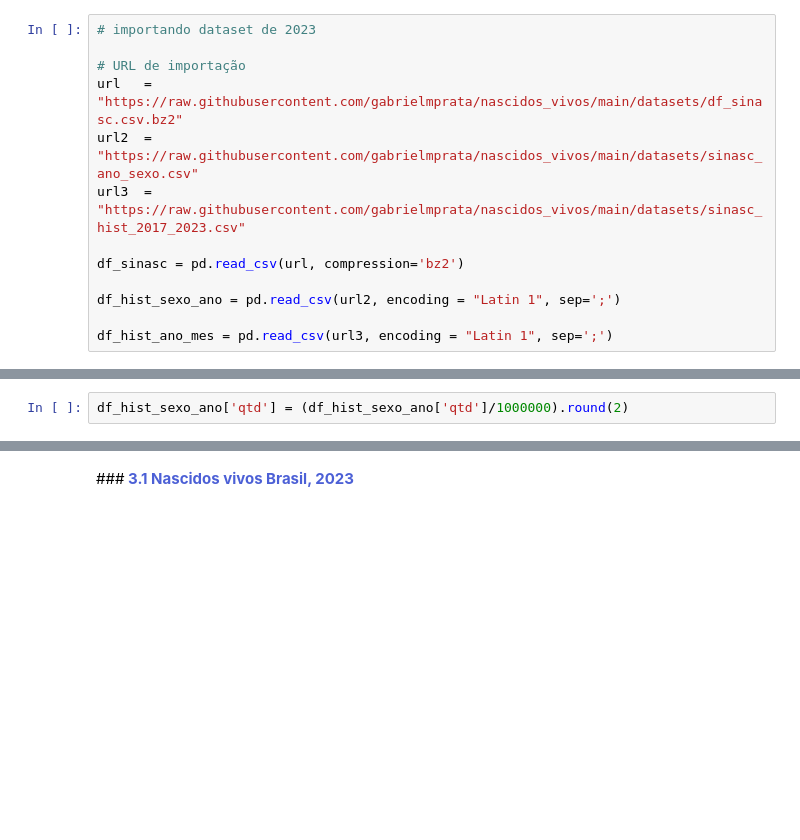
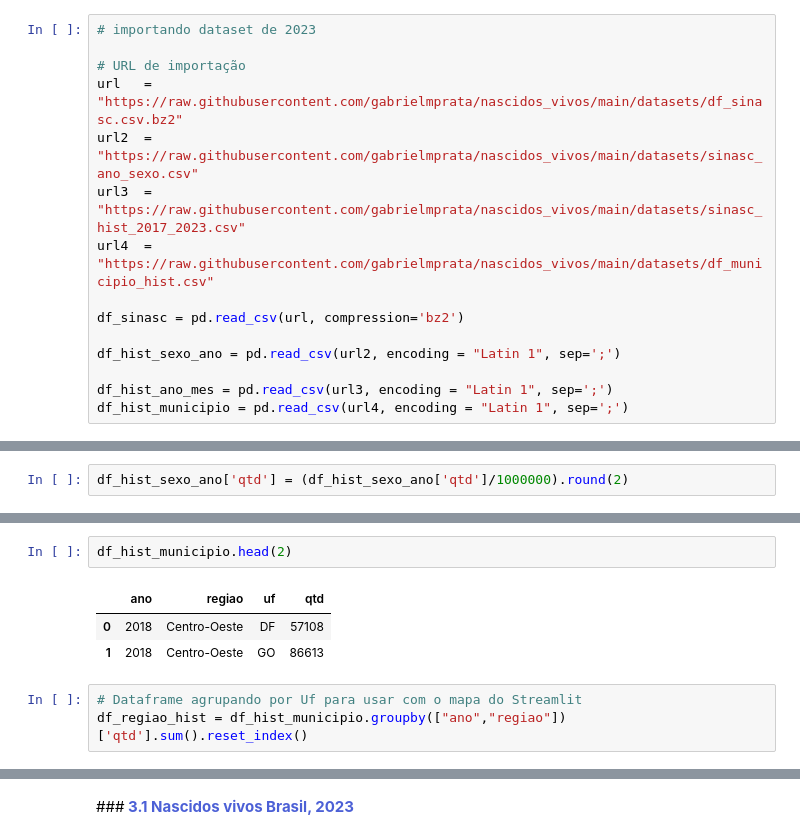
Before and after one commit to gabrielmprata/nascidos_vivos, a Jupyter notebook: Sinasc_Analises_e_Graficos.ipynb, the cells around one changed output, grey strips where cells are left out. Drawn from its saved outputs; the diff is of its cells as text; blank space fills up the shorter version.

```diff
--- a/Sinasc_Analises_e_Graficos.ipynb
+++ b/Sinasc_Analises_e_Graficos.ipynb
@@ -46,12 +46,14 @@ Carga do arquivo pre-processado gerado no notebook:
 url   = "https://raw.githubusercontent.com/gabrielmprata/nascidos_vivos/main/datasets/df_sinasc.csv.bz2"
 url2  = "https://raw.githubusercontent.com/gabrielmprata/nascidos_vivos/main/datasets/sinasc_ano_sexo.csv"
 url3  = "https://raw.githubusercontent.com/gabrielmprata/nascidos_vivos/main/datasets/sinasc_hist_2017_2023.csv"
+url4  = "https://raw.githubusercontent.com/gabrielmprata/nascidos_vivos/main/datasets/df_municipio_hist.csv"
 
 df_sinasc = pd.read_csv(url, compression='bz2')
 
 df_hist_sexo_ano = pd.read_csv(url2, encoding = "Latin 1", sep=';')
 
 df_hist_ano_mes = pd.read_csv(url3, encoding = "Latin 1", sep=';')
+df_hist_municipio = pd.read_csv(url4, encoding = "Latin 1", sep=';')
 # %%
 # Valida carga
 df_sinasc.head()
@@ -117,3 +122,12 @@ fig.update_layout(xaxis = dict(linecolor='rgba(0,0,0,1)', tickmode = 'array', ti
 fig.show()
 # %% [output]
 [interactive output not drawn]
+# %%
+df_hist_municipio.head(2)
+# %% [output]
+|  | ano | regiao | uf | qtd |
+| 0 | 2018 | Centro-Oeste | DF | 57108 |
+| 1 | 2018 | Centro-Oeste | GO | 86613 |
+# %%
+# Dataframe agrupando por Uf para usar com o mapa do Streamlit
+df_regiao_hist = df_hist_municipio.groupby(["ano","regiao"])['qtd'].sum().reset_index()
```
Also changed, not shown: parts of 2 cells of this notebook.
